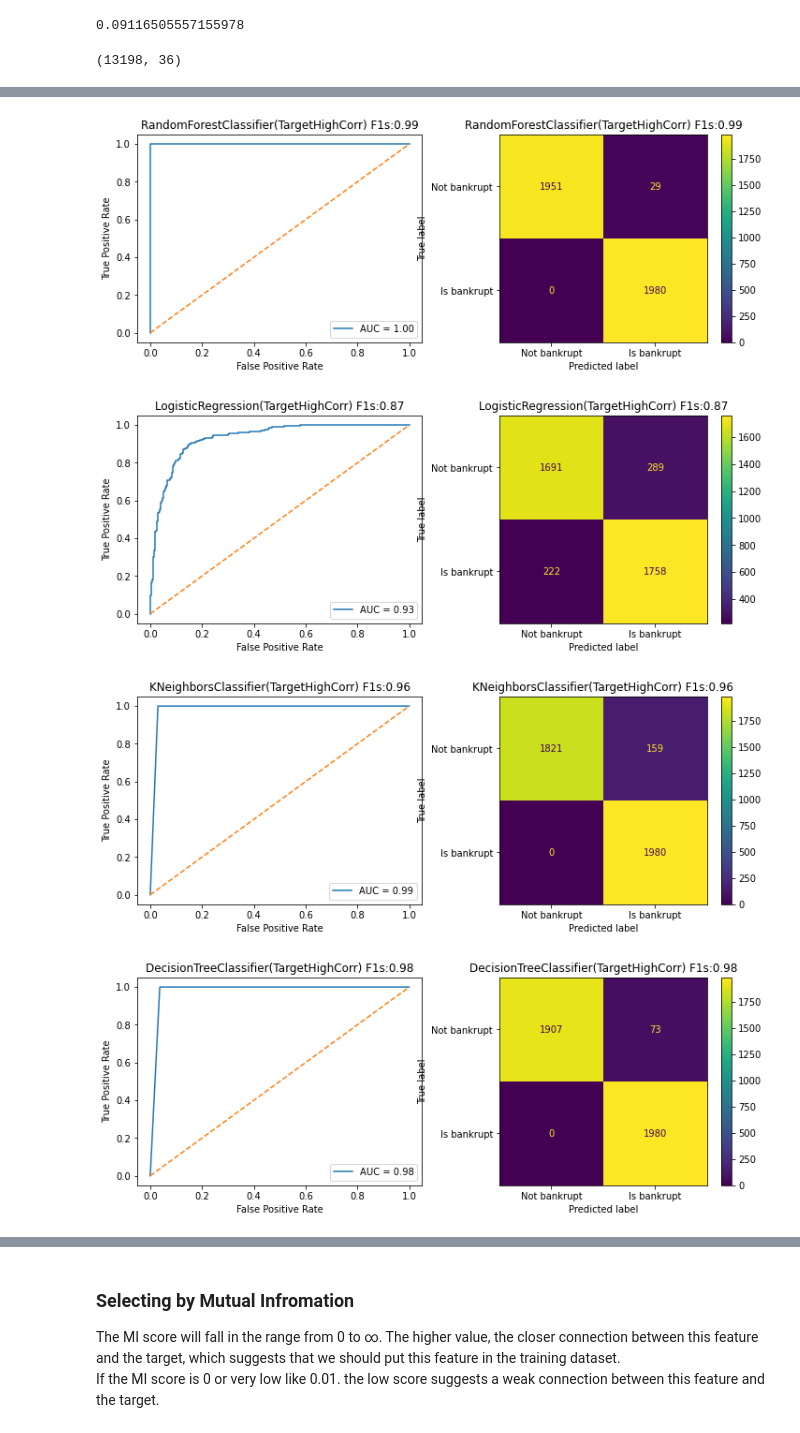
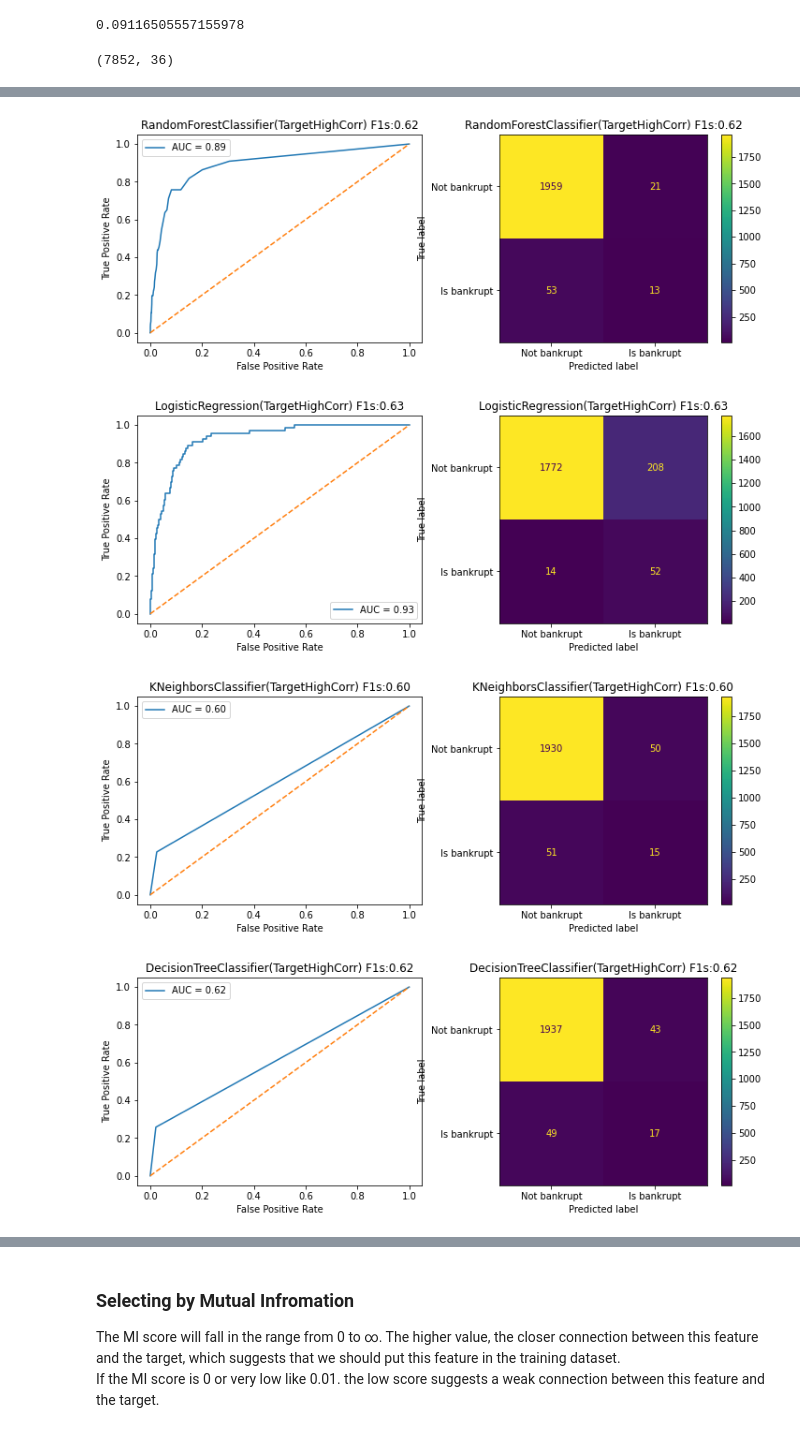
Before and after one commit to gg41825/ml-group-project, a Jupyter notebook: Bankruptcy_Jan20_final.ipynb, the cells around one changed output, grey strips where cells are left out. Saved outputs shown, nothing was run; the diff lists cells and outputs as text; code cells hidden in the pictures.

```diff
--- a/Bankruptcy_Jan20_final.ipynb
+++ b/Bankruptcy_Jan20_final.ipynb
@@ -339,0 +467,2 @@ DecisionTreeClassifier: train accurancy- 1.00 and test accruancy- 0.96
+# %%
+check_overfitting(X_underSampling, y_underSampling, X_test, y_test, 50)
@@ -339,0 +471,2 @@ DecisionTreeClassifier: train accurancy- 1.00 and test accruancy- 0.96
+# %%
+check_overfitting(X_overSampling, y_overSampling, X_test, y_test, 50)
@@ -339,0 +475,2 @@ DecisionTreeClassifier: train accurancy- 1.00 and test accruancy- 0.96
+# %%
+check_overfitting(X_smote, y_smote, X_test, y_test, 50)
@@ -369,16 +553,17 @@ corr_df = df_rename.corr()["target"].abs()
 # list of features which have at least 9% (the mean of total correlations) correlation to the target
 features = corr_df[corr_df <= 0.09].index.to_list()[1:]
 # drop the features in the features list
-data_targetHighCorr = X_resample.drop(features, axis=1)
+train_targetHighCorr = X_resample.drop(features, axis=1)
+test_targetHighCorr = X_test.drop(features, axis=1)
 # %%
 # the mean of total correlations
 corr_df.mean()
 # %% [output]
 0.09116505557155978
 # %%
-data_targetHighCorr.shape
+train_targetHighCorr.shape
 # %% [output]
-(13198, 36)
+(7852, 36)
 # %%
-testModels(data_targetHighCorr, y_resample, C_TARGETHIGHCORR, True)
+testModels(train_targetHighCorr, y_resample, test_targetHighCorr, y_test, C_TARGETHIGHCORR, True)
 # %% [output]
@@ -389,4 +577,4 @@ DecisionTreeClassifier: train accurancy- 1.00 and test accruancy- 0.98
-[figure, old version]
+[figure, new version]
-[figure, old version]
+[figure, new version]
-[figure, old version]
+[figure, new version]
-[figure, old version]
+[figure, new version]
```
Also changed, not shown: parts of 71 cells of this notebook.
